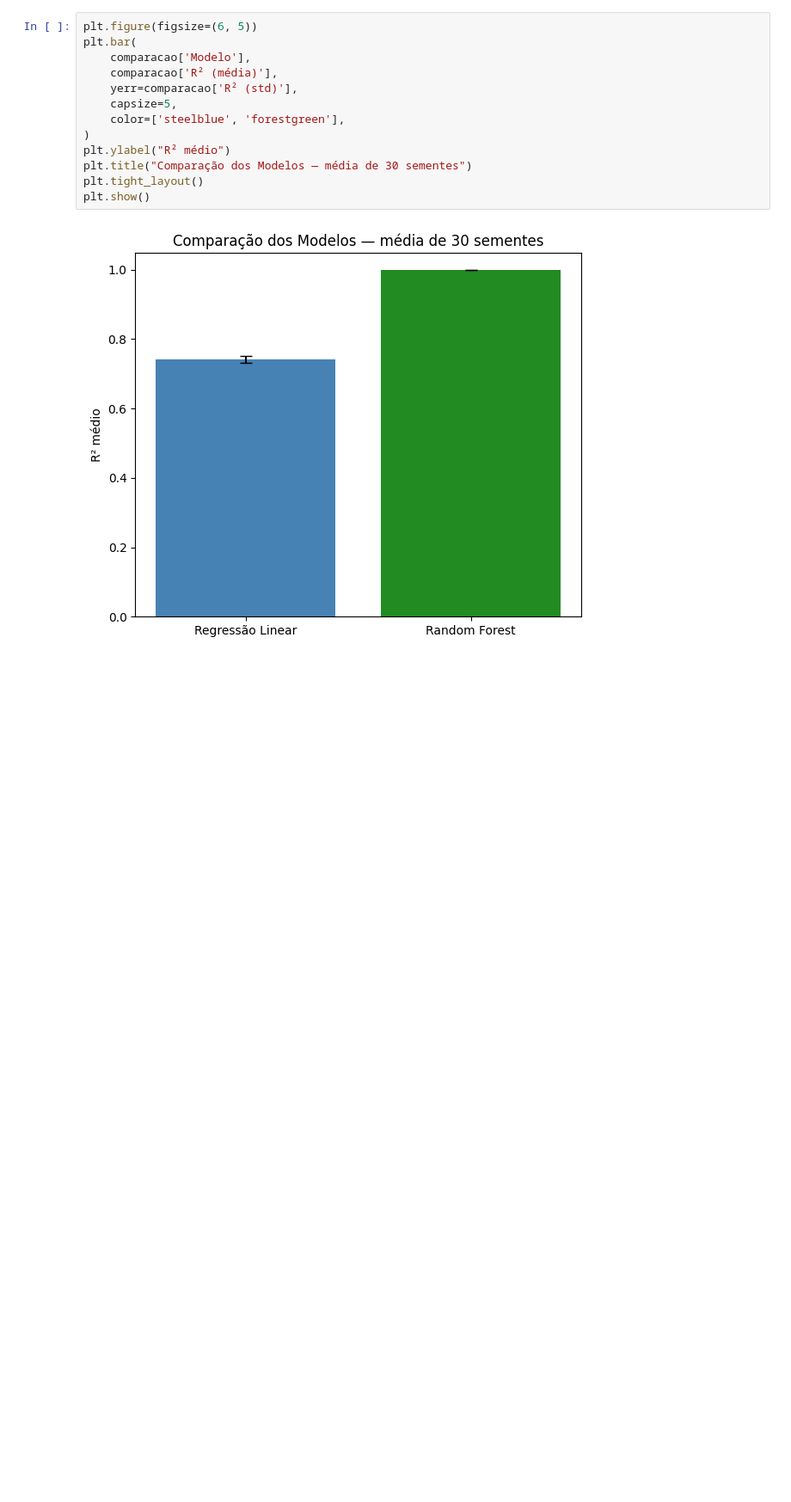
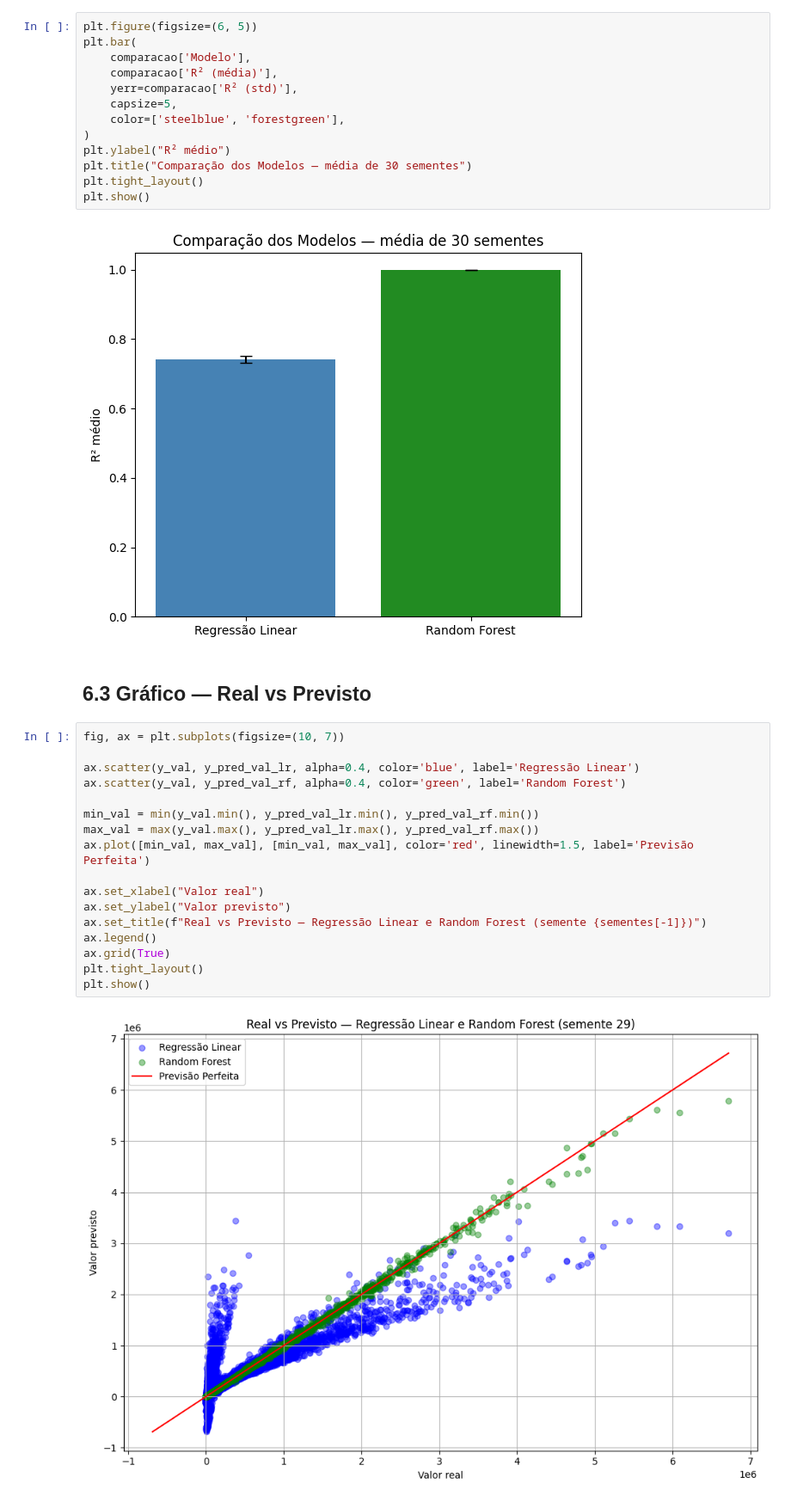
Before and after one commit to leticiavfr/Projeto-Final-IA, a Jupyter notebook: global_data_center_and_ai_waterelectricity_usage.ipynb, the cells around one changed output. Shown at 86% size. Saved outputs shown, nothing was run; the diff lists cells and outputs as text; blank space fills up the shorter version.

Commit message:
feat: gráfico real vs previstos (ambos os modelos)

```diff
--- a/global_data_center_and_ai_waterelectricity_usage.ipynb
+++ b/global_data_center_and_ai_waterelectricity_usage.ipynb
@@ -416,3 +415,24 @@ plt.tight_layout()
 plt.show()
 # %% [output]
 [figure]
+# %% [markdown]
+## 6.3 Gráfico — Real vs Previsto
+# %%
+fig, ax = plt.subplots(figsize=(10, 7))
+
+ax.scatter(y_val, y_pred_val_lr, alpha=0.4, color='blue', label='Regressão Linear')
+ax.scatter(y_val, y_pred_val_rf, alpha=0.4, color='green', label='Random Forest')
+
+min_val = min(y_val.min(), y_pred_val_lr.min(), y_pred_val_rf.min())
+max_val = max(y_val.max(), y_pred_val_lr.max(), y_pred_val_rf.max())
+ax.plot([min_val, max_val], [min_val, max_val], color='red', linewidth=1.5, label='Previsão Perfeita')
+
+ax.set_xlabel("Valor real")
+ax.set_ylabel("Valor previsto")
+ax.set_title(f"Real vs Previsto — Regressão Linear e Random Forest (semente {sementes[-1]})")
+ax.legend()
+ax.grid(True)
+plt.tight_layout()
+plt.show()
+# %% [output]
+[figure, added]
```
Also changed, not shown: parts of 5 cells of this notebook, 1 other file.
